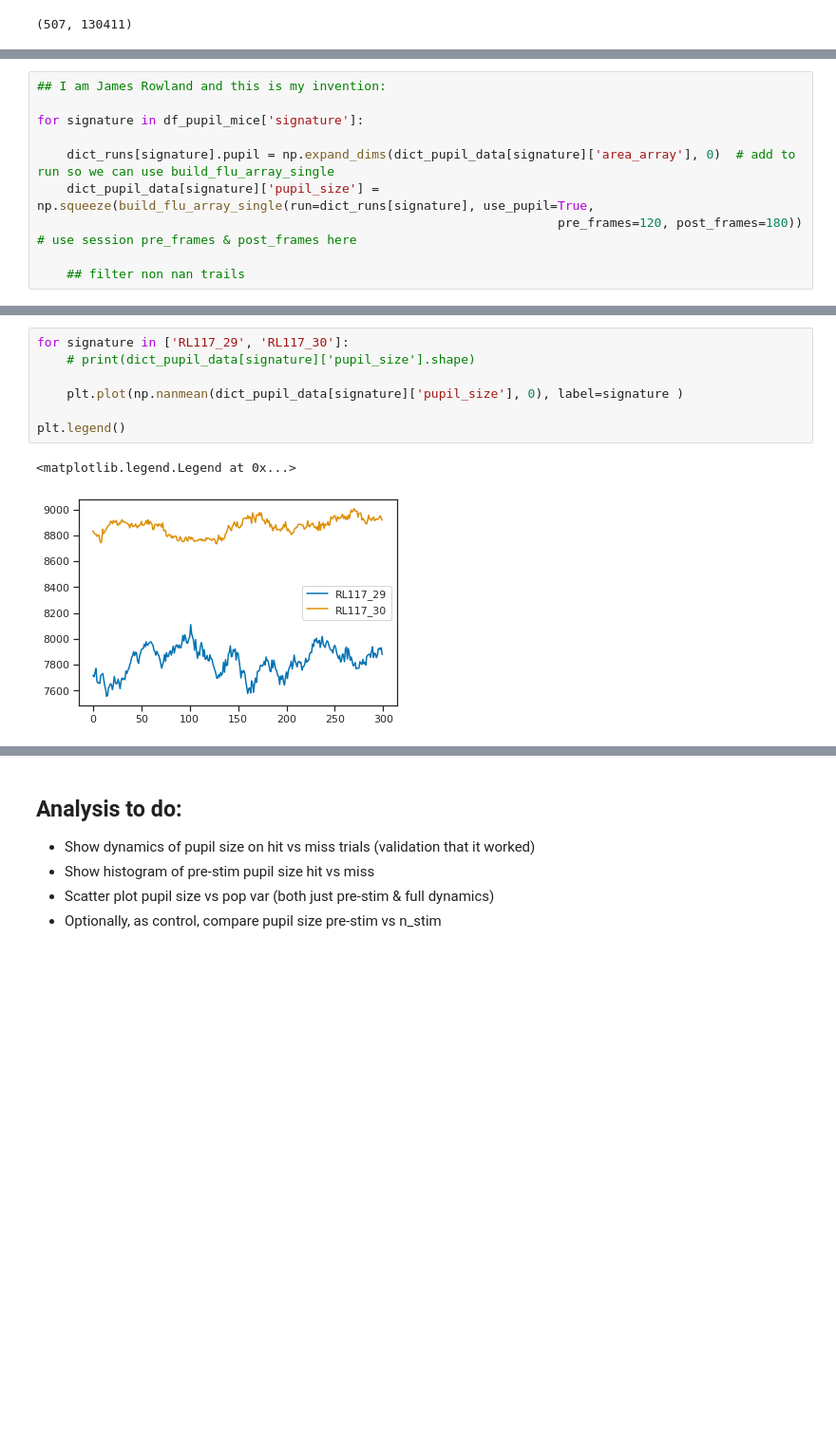
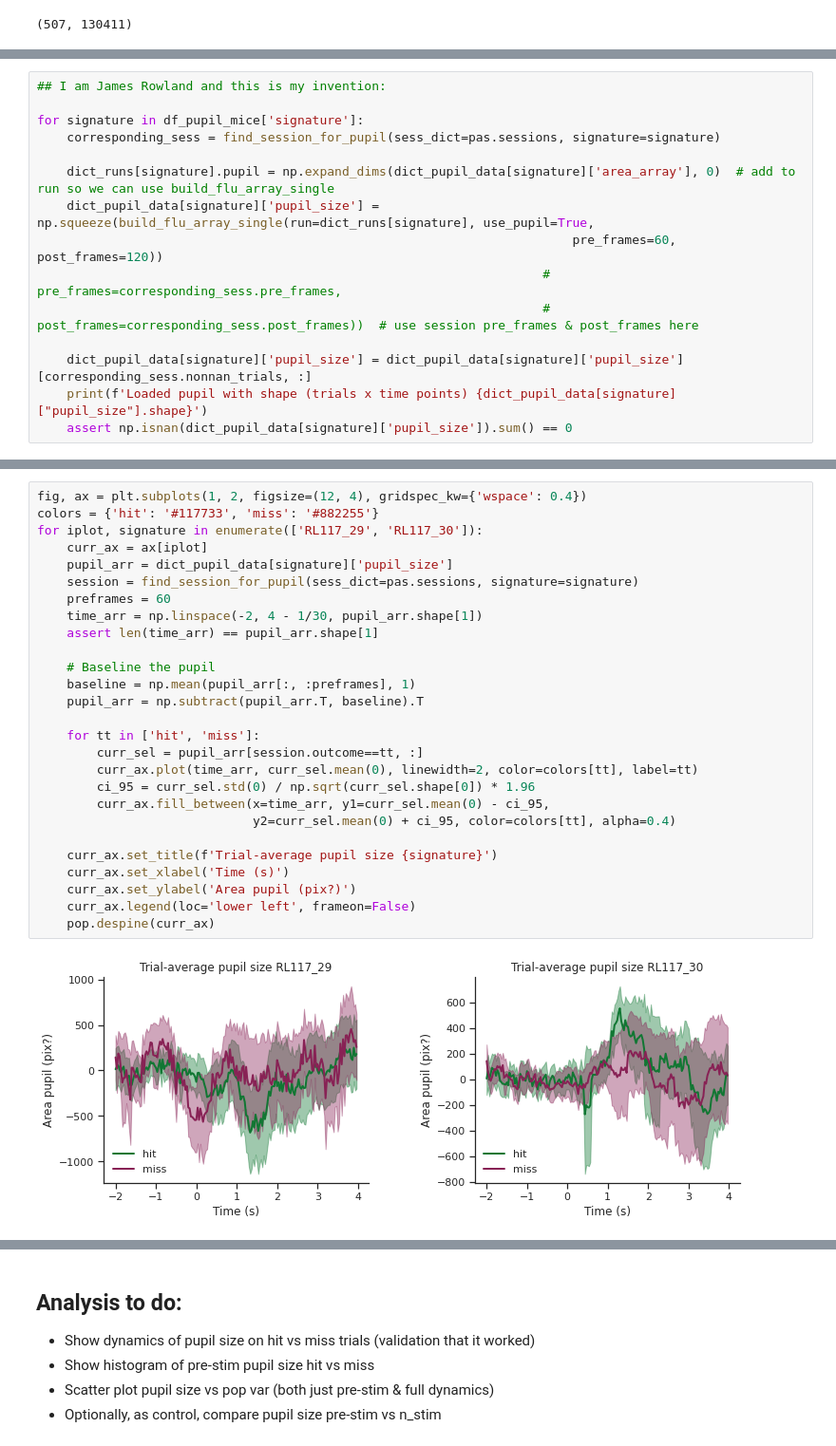
Before and after one commit to Packer-Lab/popping-off, a Jupyter notebook: notebooks/Paper Figures/Pupil analysis.ipynb, the cells around one changed output, grey strips where cells are left out. Shown at 95% size. Drawn from its saved outputs; the diff is of its cells as text; blank space fills up the shorter version.

```diff
--- a/notebooks/Paper Figures/Pupil analysis.ipynb
+++ b/notebooks/Paper Figures/Pupil analysis.ipynb
@@ -122,9 +187,14 @@ for signature in dict_pupil_data.keys():
 ## I am James Rowland and this is my invention:
 
 for signature in df_pupil_mice['signature']:
+    corresponding_sess = find_session_for_pupil(sess_dict=pas.sessions, signature=signature)
 
     dict_runs[signature].pupil = np.expand_dims(dict_pupil_data[signature]['area_array'], 0)  # add to run so we can use build_flu_array_single
     dict_pupil_data[signature]['pupil_size'] = np.squeeze(build_flu_array_single(run=dict_runs[signature], use_pupil=True,
-                                                                      pre_frames=120, post_frames=180))  # use session pre_frames & post_frames here
+                                                                        pre_frames=60, post_frames=120))
+                                                                    #   pre_frames=corresponding_sess.pre_frames,
+                                                                    #   post_frames=corresponding_sess.post_frames))  # use session pre_frames & post_frames here
 
-    ## filter non nan trails
+    dict_pupil_data[signature]['pupil_size'] = dict_pupil_data[signature]['pupil_size'][corresponding_sess.nonnan_trials, :]
+    print(f'Loaded pupil with shape (trials x time points) {dict_pupil_data[signature]["pupil_size"].shape}')
+    assert np.isnan(dict_pupil_data[signature]['pupil_size']).sum() == 0
@@ -131,10 +204,29 @@ for signature in df_pupil_mice['signature']:
-# %%
-for signature in ['RL117_29', 'RL117_30']:
-    # print(dict_pupil_data[signature]['pupil_size'].shape)
-
-    plt.plot(np.nanmean(dict_pupil_data[signature]['pupil_size'], 0), label=signature )
-
-plt.legend()
-# %% [output]
-<matplotlib.legend.Legend at 0x...>
-[figure, removed]
+# %%
+fig, ax = plt.subplots(1, 2, figsize=(12, 4), gridspec_kw={'wspace': 0.4})
+colors = {'hit': '#117733', 'miss': '#882255'}
+for iplot, signature in enumerate(['RL117_29', 'RL117_30']):
+    curr_ax = ax[iplot]
+    pupil_arr = dict_pupil_data[signature]['pupil_size']
+    session = find_session_for_pupil(sess_dict=pas.sessions, signature=signature)
+    preframes = 60
+    time_arr = np.linspace(-2, 4 - 1/30, pupil_arr.shape[1])
+    assert len(time_arr) == pupil_arr.shape[1]
+
+    # Baseline the pupil
+    baseline = np.mean(pupil_arr[:, :preframes], 1)
+    pupil_arr = np.subtract(pupil_arr.T, baseline).T
+
+    for tt in ['hit', 'miss']:
+        curr_sel = pupil_arr[session.outcome==tt, :]
+        curr_ax.plot(time_arr, curr_sel.mean(0), linewidth=2, color=colors[tt], label=tt)
+        ci_95 = curr_sel.std(0) / np.sqrt(curr_sel.shape[0]) * 1.96
+        curr_ax.fill_between(x=time_arr, y1=curr_sel.mean(0) - ci_95,
+                             y2=curr_sel.mean(0) + ci_95, color=colors[tt], alpha=0.4)
+
+    curr_ax.set_title(f'Trial-average pupil size {signature}')
+    curr_ax.set_xlabel('Time (s)')
+    curr_ax.set_ylabel('Area pupil (pix?)')
+    curr_ax.legend(loc='lower left', frameon=False)
+    pop.despine(curr_ax)
+# %% [output]
+[figure, added]
```
Also changed, not shown: parts of 10 cells of this notebook.
